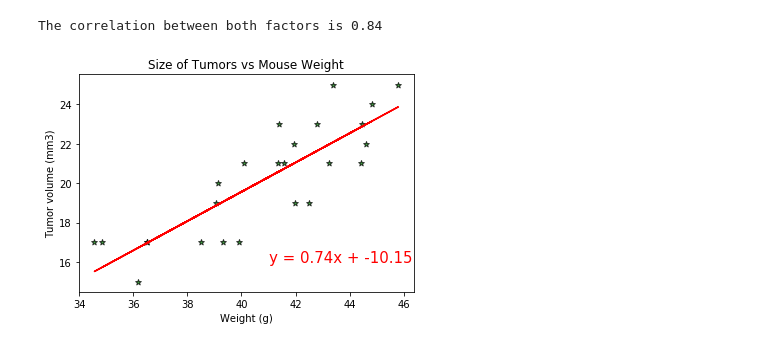
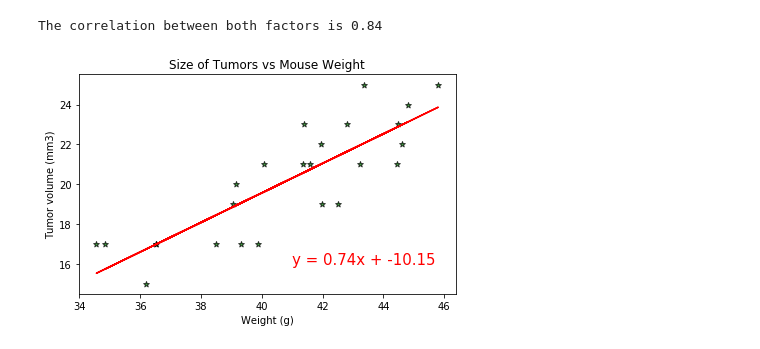
Before and after one commit to JDICKENSON91/Matplotlib_challenge, a Jupyter notebook: pymaceuticals.ipynb, the cells around one changed output. Cells and saved outputs as stored; diff of their text form; code cells hidden in the pictures.

```diff
--- a/pymaceuticals.ipynb
+++ b/pymaceuticals.ipynb
@@ -394,32 +370,32 @@ The correlation between both factors is 0.84
 # %%
 #list of average tumor weights
 list_of_Weights = pd.DataFrame(cleaned_list.groupby("Mouse ID").mean())
 list_of_Weights= list_of_Weights.drop(["Timepoint","Metastatic Sites","Age_months", "Weight (g)"], axis=1)
 
 #list of Capomulin Mice
 Capomulin_mice = merged_tumor_total_final.set_index("Drug Regimen")
 Capomulin_mice = Capomulin_mice.drop(["Timepoint","Sex","Age_months", "Tumor Volume (mm3)","Metastatic Sites"], axis=1)
 Capomulin_mice = Capomulin_mice.drop(["Ketapril","Naftisol","Placebo","Propriva","Zoniferol","Stelasyn","Infubinol","Ramicane","Ceftamin"], axis=0)
 Capomulin_mice = Capomulin_mice.reset_index(drop = True)
 
 scatter_df = pd.merge(Capomulin_mice, list_of_Weights, how="left", on="Mouse ID")
 
 x_values = round(scatter_df["Tumor Volume (mm3)"],2)
 y_values = scatter_df["Weight (g)"]
 (slope, intercept, rvalue, pvalue, stderr) = linregress(x_values, y_values)
 regress_values = x_values * slope + intercept
 line_eq = "y = " + str(round(slope,2)) + "x + " + str(round(intercept,2))
 
 
 plt.scatter(x_values, y_values, marker="*", facecolors="green", edgecolors="black", alpha=0.75)
 plt.plot(x_values,regress_values,"r-")
 plt.annotate(line_eq,(41,16),fontsize=15,color="red")
 plt.title("Size of Tumors vs Mouse Weight")
 plt.xlabel("Weight (g)")
 plt.ylabel("Tumor volume (mm3)");
 #plt.ylim(15,50)
 #plt.xlim(15,30)
 #scatter_df
-#plt.tight_layout()
+plt.tight_layout()
 # %% [output]
-[figure, old version]
+[figure, new version]
```
Also changed, not shown: parts of 2 cells of this notebook.
